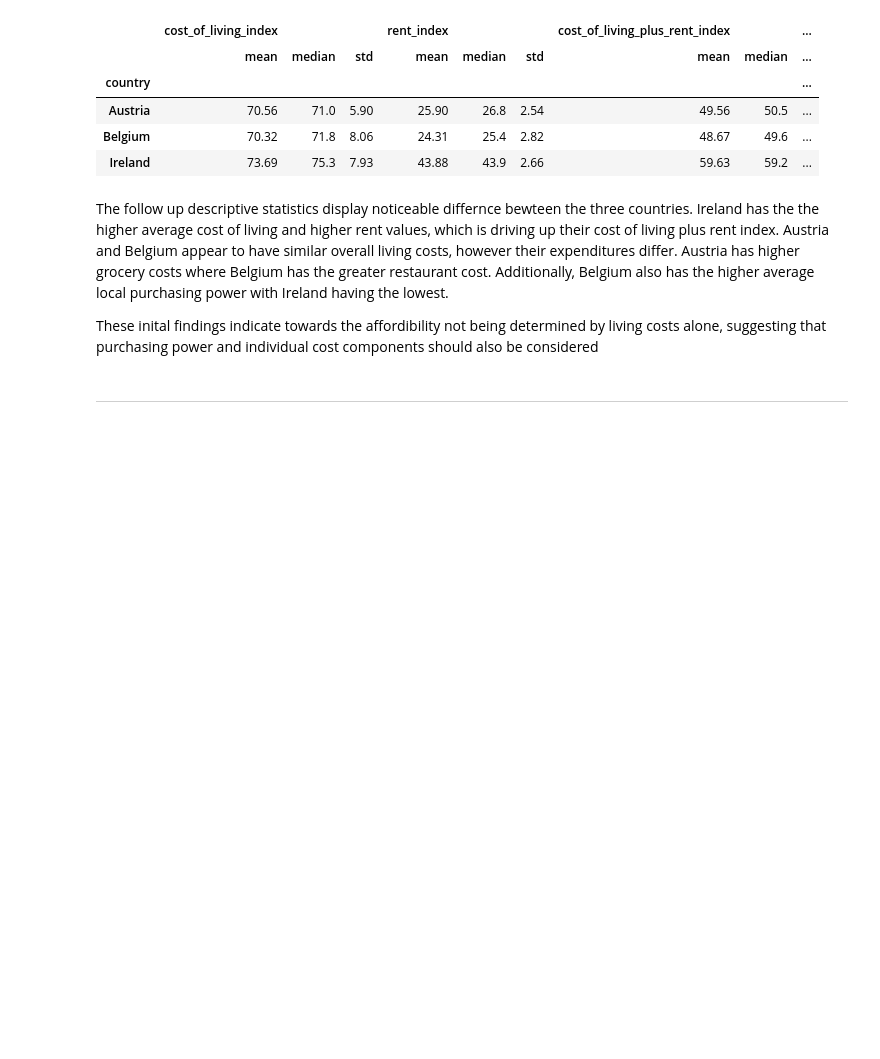
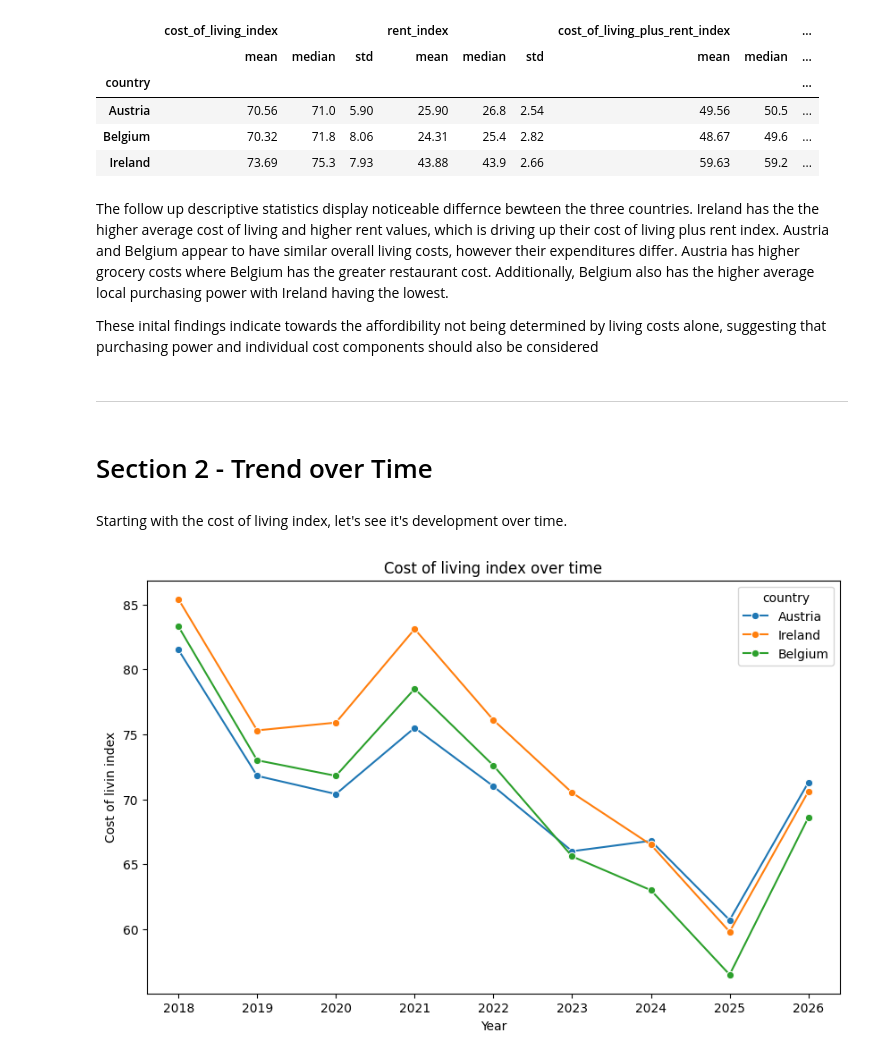
Before and after one commit to 13NateMate37/Hackathon26_Economy_in_UK, a Jupyter notebook: jupyter_notebooks/Nate_EDA.ipynb, the cells around one changed output. Saved outputs shown, nothing was run; the diff lists cells and outputs as text; code cells hidden in the pictures; blank space fills up the shorter version.

Commit message:
'EDA Trend over time, cost of lving index'

```diff
--- a/jupyter_notebooks/Nate_EDA.ipynb
+++ b/jupyter_notebooks/Nate_EDA.ipynb
@@ -140,3 +140,25 @@ The follow up descriptive statistics display noticeable differnce bewteen the th
 These inital findings indicate towards the affordibility not being determined by living costs alone, suggesting that purchasing power and individual cost components should also be considered
 # %% [markdown]
 ---
+# %% [markdown]
+# Section 2 - Trend over Time
+# %% [markdown]
+Starting with the cost of living index, let's see it's development over time.
+# %%
+plt.figure(figsize=(10,6))
+
+sns.lineplot(
+    data=my_df,
+    x="year",
+    y="cost_of_living_index",
+    hue="country",
+    marker="o"
+)
+
+plt.title("Cost of living index over time")
+plt.xlabel("Year")
+plt.ylabel("Cost of livin index")
+
+plt.show()
+# %% [output]
+[figure, added]
```
Also changed, not shown: parts of 1 cell of this notebook.
